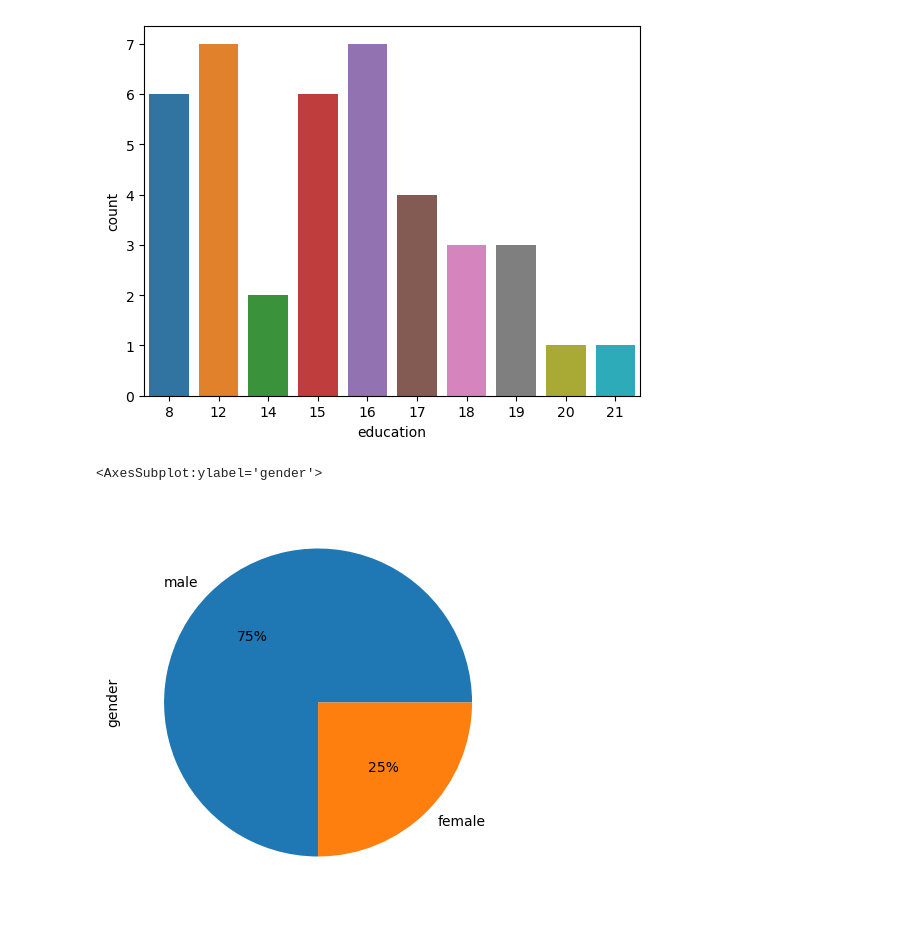
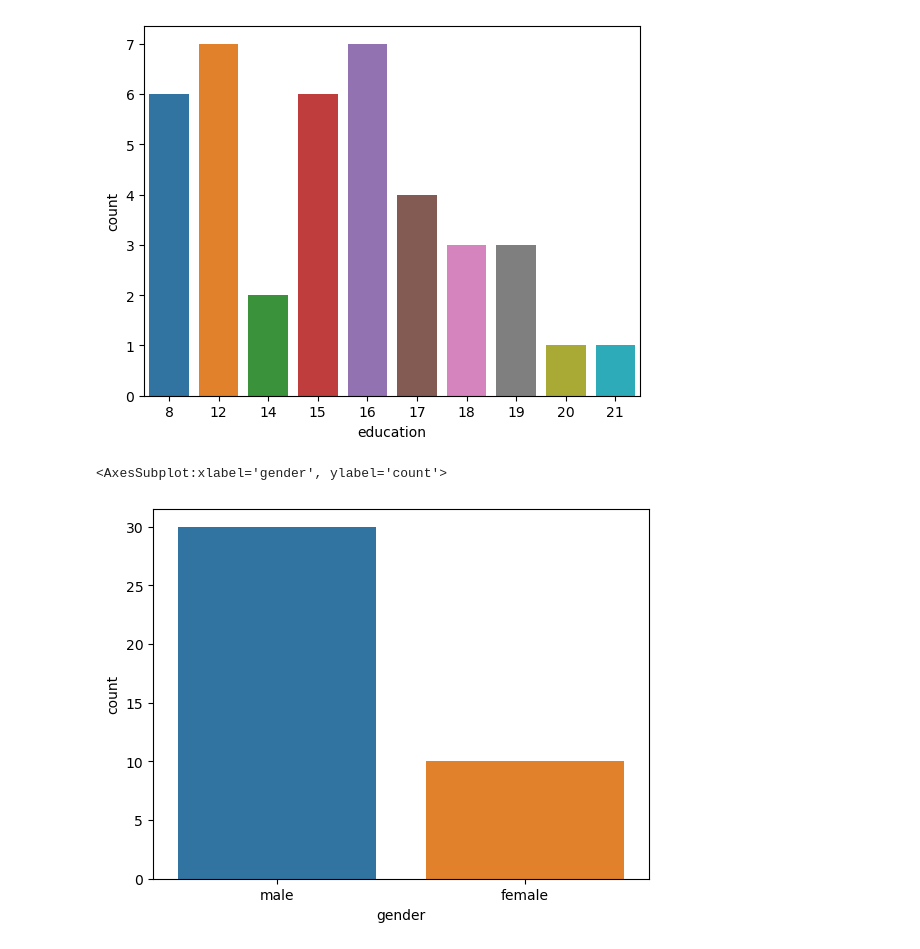
Before and after one commit to vikingwarior/data-science-sample-project, a Jupyter notebook: code/project.ipynb, the cells around one changed output. Saved outputs shown, nothing was run; the diff lists cells and outputs as text; code cells hidden in the pictures.

```diff
--- a/code/project.ipynb
+++ b/code/project.ipynb
@@ -130,7 +132,7 @@ sns.countplot(df['education'])
 [figure]
 # %%
 #Gender distribution of the dataset
-df['gender'].value_counts().plot(kind='pie', autopct='%1.0f%%', figsize=(5, 5))
+sns.countplot(df['gender'])
 # %% [output]
-<AxesSubplot:ylabel='gender'>
+<AxesSubplot:xlabel='gender', ylabel='count'>
-[figure, old version]
+[figure, new version]
```
Also changed, not shown: parts of 8 cells of this notebook.
